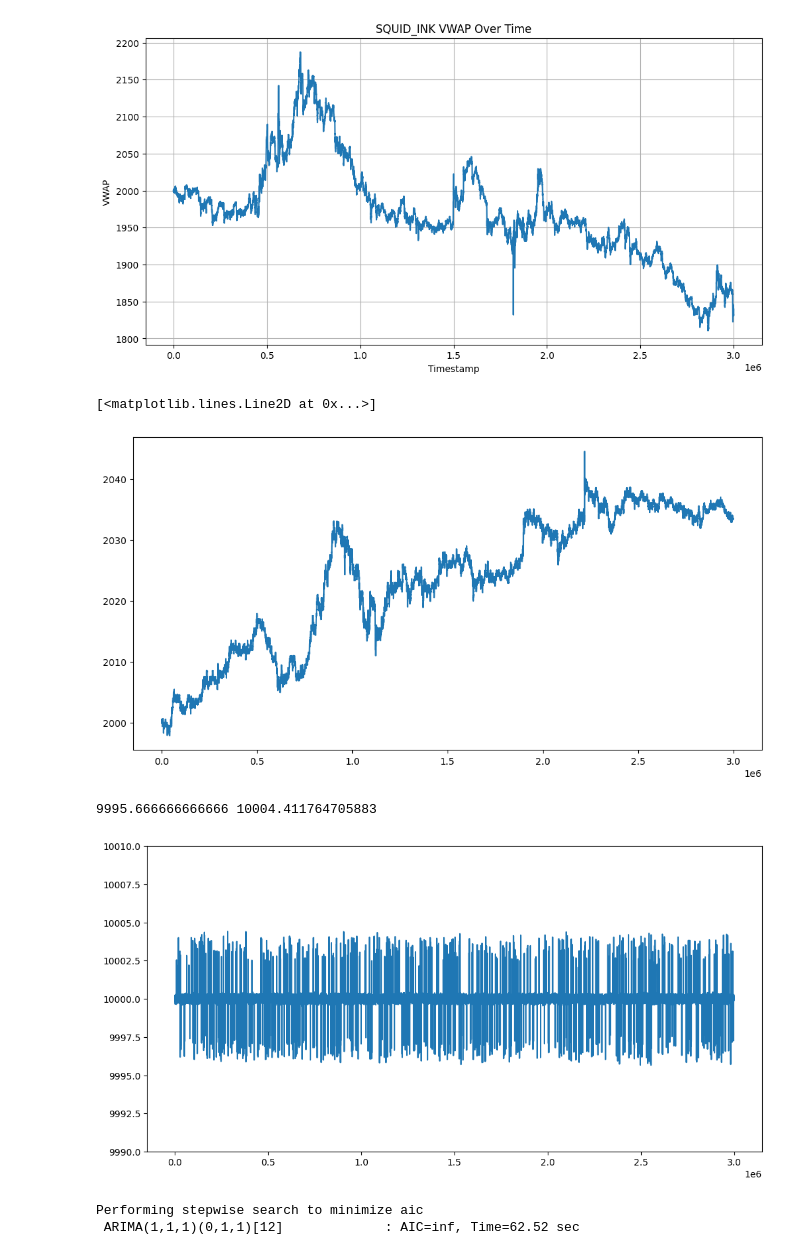
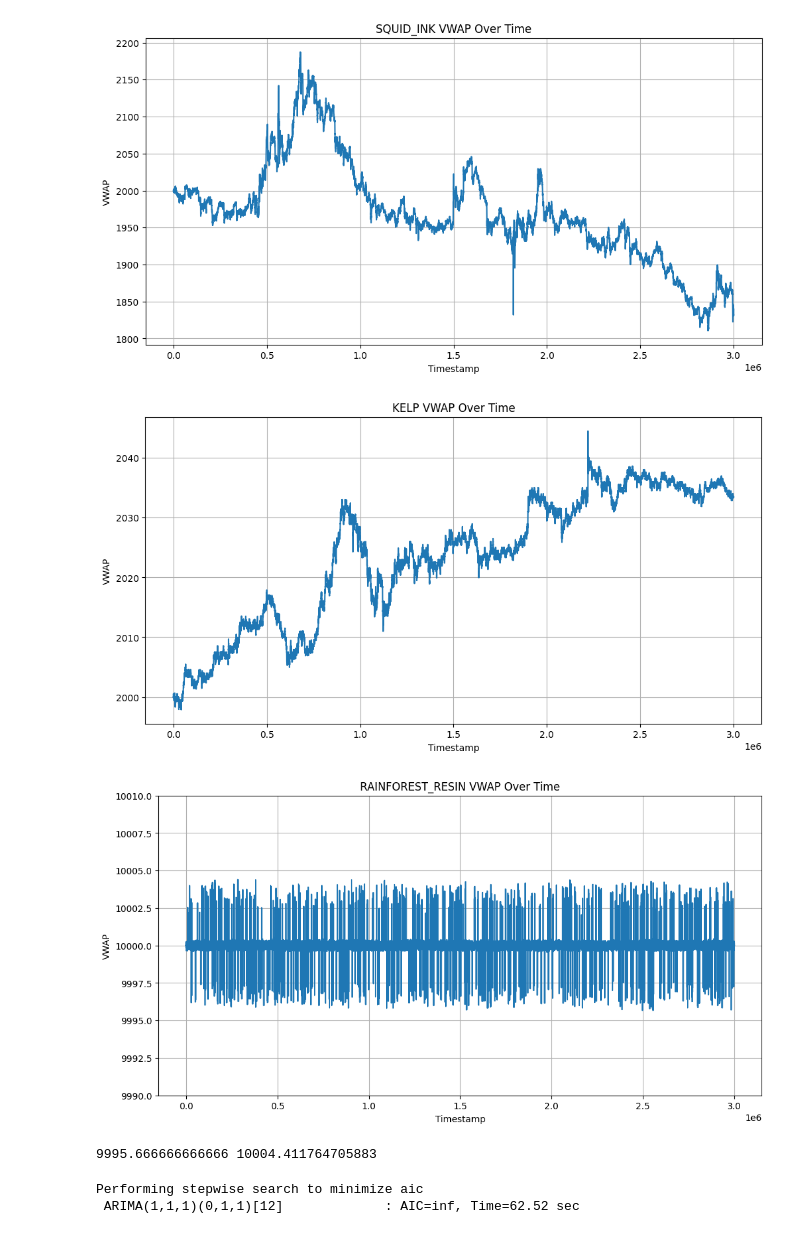
Before and after one commit to shank959/prosperity-imc25, a Jupyter notebook: rounds/round1/eda/round1_eda.ipynb, the cells around one changed output. Cells and saved outputs as stored; diff of their text form; code cells hidden in the pictures.

```diff
--- a/rounds/round1/eda/round1_eda.ipynb
+++ b/rounds/round1/eda/round1_eda.ipynb
@@ -65,24 +65,28 @@ plt.show()
 # %%
 # do the same for kelp
 kelp_df = merged_df[merged_df["product"] == "KELP"].copy()
 
 kelp_df['continuous_timestamp'] = kelp_df['timestamp'] + 1e6 * (2 - abs(kelp_df['day']))
 
 # Calculate VWAP for each row
 kelp_df['vwap'] = kelp_df.apply(calculate_vwap, axis=1)
 
 # Calculate mid price
 kelp_df['mid_price'] = kelp_df.apply(calculate_mid_price, axis=1)
 
 # sort
 kelp_df = kelp_df.sort_values('continuous_timestamp')
 
 # Plot
 plt.figure(figsize=(12, 6))
 plt.plot(kelp_df["continuous_timestamp"], kelp_df["vwap"])
+plt.title("KELP VWAP Over Time")
+plt.xlabel("Timestamp")
+plt.ylabel("VWAP")
+plt.grid(True)
+plt.show()
 # %% [output]
-[<matplotlib.lines.Line2D at 0x...>]
-[figure, old version]
+[figure, new version]
 # %%
 # rainforest resin
 rainforest_resin_df = merged_df[merged_df["product"] == "RAINFOREST_RESIN"].copy()
@@ -102,11 +106,16 @@ rainforest_resin_df = rainforest_resin_df.sort_values('continuous_timestamp')
 plt.figure(figsize=(12, 6))
 plt.plot(rainforest_resin_df["continuous_timestamp"], rainforest_resin_df["vwap"])
 plt.ylim(9990, 10010)
+plt.title("RAINFOREST_RESIN VWAP Over Time")
+plt.xlabel("Timestamp")
+plt.ylabel("VWAP")
+plt.grid(True)
+plt.show()
 
 print(min(rainforest_resin_df["vwap"]), max(rainforest_resin_df["vwap"]))
 # %% [output]
+[figure, new version]
 9995.666666666666 10004.411764705883
-[figure, old version]
 # %%
 # Now fit SARIMA model using pmdarima
 import pmdarima as pm
```
Also changed, not shown: 1 other file.
